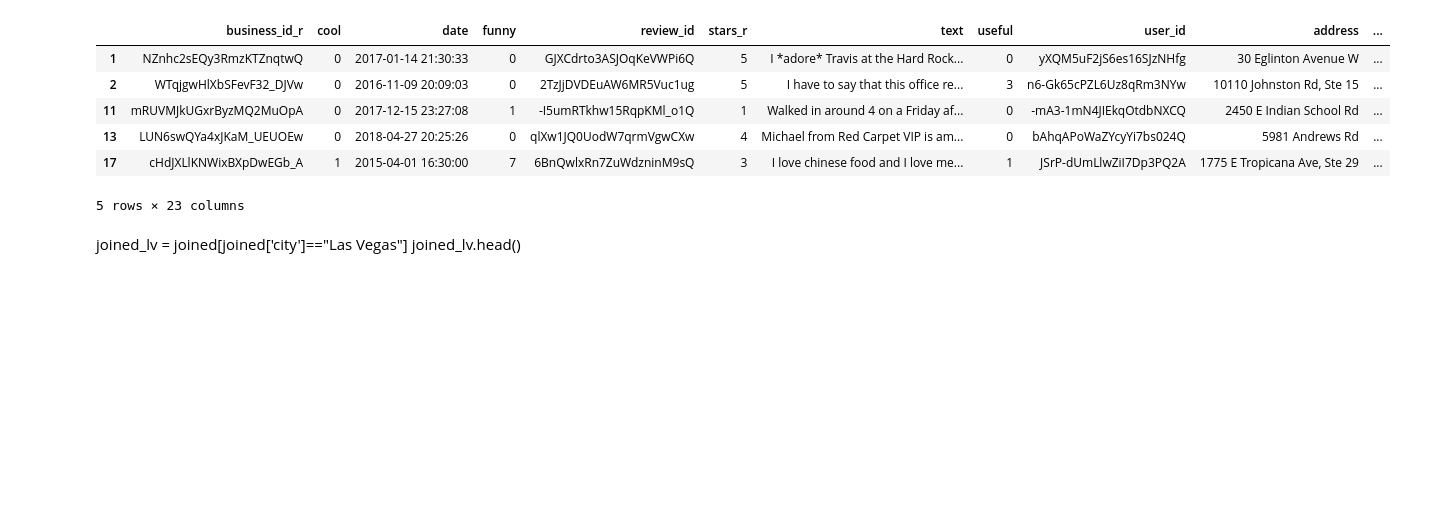
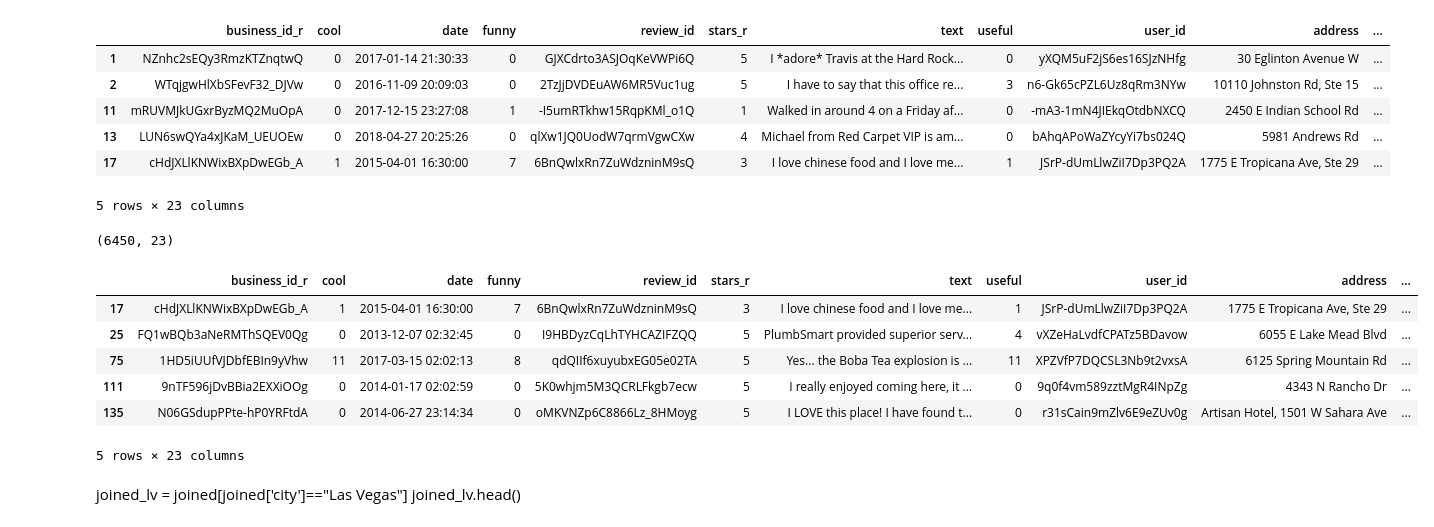
Before and after one commit to liangvi/Visualization_Demo_D3, a Jupyter notebook: Yelp_Jupyter.ipynb, the cells around one changed output. Saved outputs shown, nothing was run; the diff lists cells and outputs as text; code cells hidden in the pictures; blank space fills up the shorter version.

```diff
--- a/Yelp_Jupyter.ipynb
+++ b/Yelp_Jupyter.ipynb
@@ -475,6 +475,18 @@ joined.head()
 | 13 | LUN6swQYa4xJKaM_UEUOEw | 0 | 2018-04-27 20:25:26 | 0 | qlXw1JQ0UodW7qrmVgwCXw | 4 | Michael from Red Carpet VIP is am... | 0 | bAhqAPoWaZYcyYi7bs024Q | 5981 Andrews Rd | ... |
 | 17 | cHdJXLlKNWixBXpDwEGb_A | 1 | 2015-04-01 16:30:00 | 7 | 6BnQwlxRn7ZuWdzninM9sQ | 3 | I love chinese food and I love me... | 1 | JSrP-dUmLlwZiI7Dp3PQ2A | 1775 E Tropicana Ave, Ste 29 | ... |
 5 rows × 23 columns
+# %%
+print(joined[joined['city']=="Las Vegas"].shape)
+joined[joined['city']=="Las Vegas"].head()
+# %% [output]
+(6450, 23)
+|  | business_id_r | cool | date | funny | review_id | stars_r | text | useful | user_id | address | ... |
+| 17 | cHdJXLlKNWixBXpDwEGb_A | 1 | 2015-04-01 16:30:00 | 7 | 6BnQwlxRn7ZuWdzninM9sQ | 3 | I love chinese food and I love me... | 1 | JSrP-dUmLlwZiI7Dp3PQ2A | 1775 E Tropicana Ave, Ste 29 | ... |
+| 25 | FQ1wBQb3aNeRMThSQEV0Qg | 0 | 2013-12-07 02:32:45 | 0 | I9HBDyzCqLhTYHCAZIFZQQ | 5 | PlumbSmart provided superior serv... | 4 | vXZeHaLvdfCPATz5BDavow | 6055 E Lake Mead Blvd | ... |
+| 75 | 1HD5iUUfVJDbfEBIn9yVhw | 11 | 2017-03-15 02:02:13 | 8 | qdQIIf6xuyubxEG05e02TA | 5 | Yes... the Boba Tea explosion is ... | 11 | XPZVfP7DQCSL3Nb9t2vxsA | 6125 Spring Mountain Rd | ... |
+| 111 | 9nTF596jDvBBia2EXXiOOg | 0 | 2014-01-17 02:02:59 | 0 | 5K0whjm5M3QCRLFkgb7ecw | 5 | I really enjoyed coming here, it ... | 0 | 9q0f4vm589zztMgR4INpZg | 4343 N Rancho Dr | ... |
+| 135 | N06GSdupPPte-hP0YRFtdA | 0 | 2014-06-27 23:14:34 | 0 | oMKVNZp6C8866Lz_8HMoyg | 5 | I LOVE this place! I have found t... | 0 | r31sCain9mZlv6E9eZUv0g | Artisan Hotel, 1501 W Sahara Ave | ... |
+5 rows × 23 columns
 # %% [markdown]
 joined_lv = joined[joined['city']=="Las Vegas"]
 joined_lv.head()
```
Also changed, not shown: parts of 16 cells of this notebook, 1 other file.
